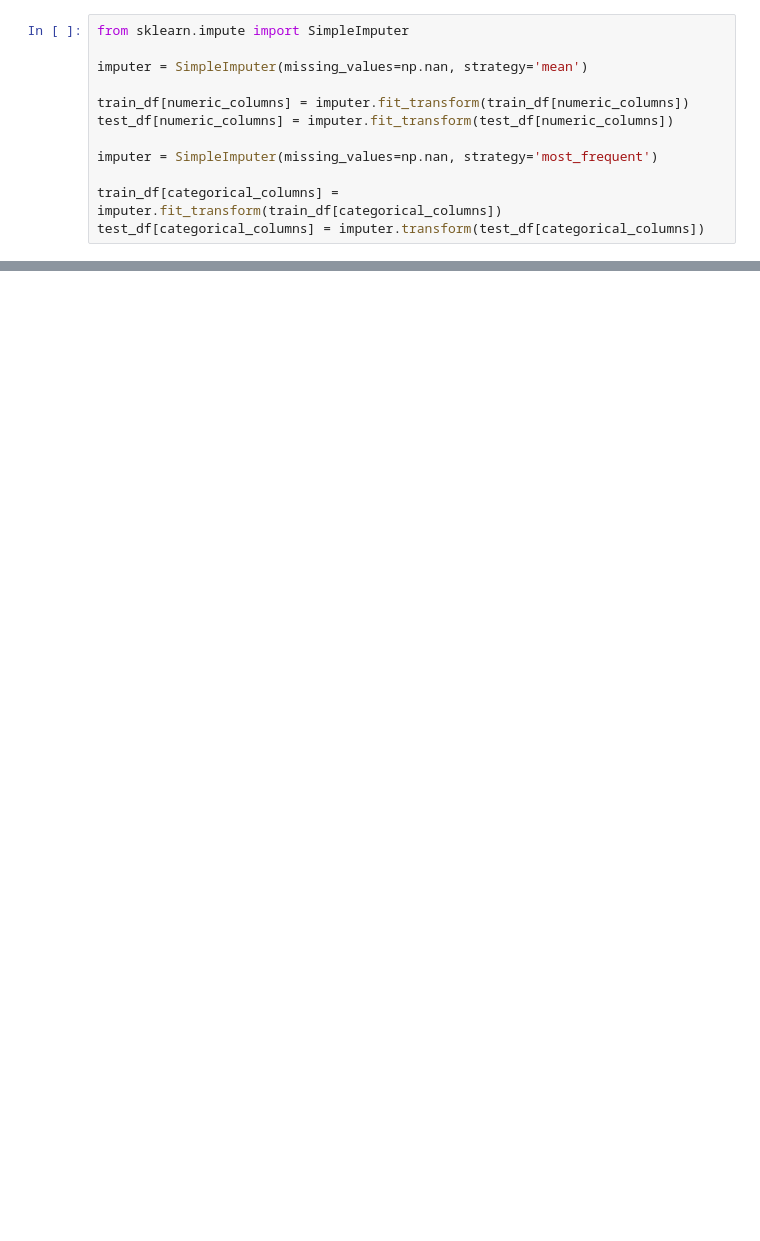
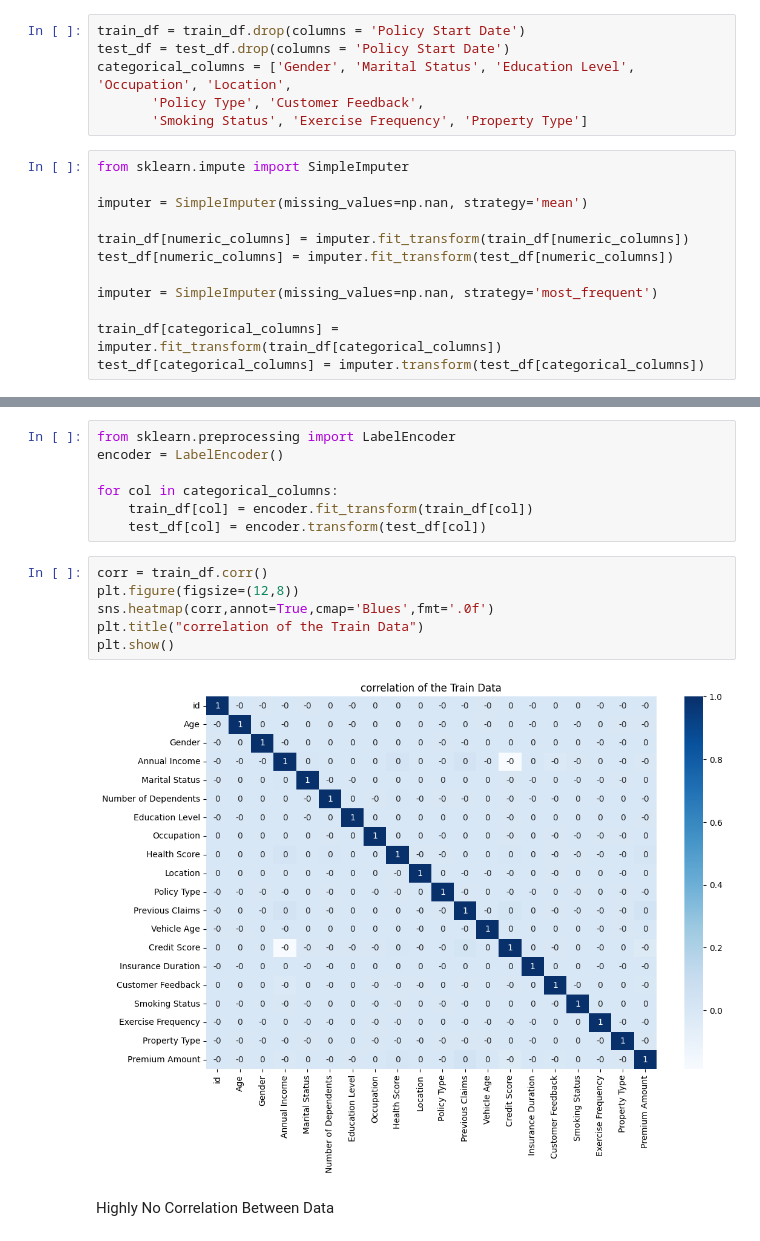
Before and after one commit to PARTHIBAN-007/Kaggle, a Jupyter notebook: Insurance Prediction.ipynb, the cells around one changed output, grey strips where cells are left out. Drawn from its saved outputs; the diff is of its cells as text; blank space fills up the shorter version.

```diff
--- a/Insurance Prediction.ipynb
+++ b/Insurance Prediction.ipynb
@@ -180,3 +165,9 @@ Index(['Gender', 'Marital Status', 'Education Level', 'Occupation', 'Location',
+# %%
+train_df = train_df.drop(columns = 'Policy Start Date')
+test_df = test_df.drop(columns = 'Policy Start Date')
+categorical_columns = ['Gender', 'Marital Status', 'Education Level', 'Occupation', 'Location',
+       'Policy Type', 'Customer Feedback',
+       'Smoking Status', 'Exercise Frequency', 'Property Type']
 # %%
 from sklearn.impute import SimpleImputer
 
@@ -211,0 +207,17 @@ dtype: int64
+# %%
+from sklearn.preprocessing import LabelEncoder
+encoder = LabelEncoder()
+
+for col in categorical_columns:
+    train_df[col] = encoder.fit_transform(train_df[col])
+    test_df[col] = encoder.transform(test_df[col])
+# %%
+corr = train_df.corr()
+plt.figure(figsize=(12,8))
+sns.heatmap(corr,annot=True,cmap='Blues',fmt='.0f')
+plt.title("correlation of the Train Data")
+plt.show()
+# %% [output]
+[figure, added]
+# %% [markdown]
+Highly No Correlation Between Data
```
Also changed, not shown: parts of 8 cells of this notebook.
